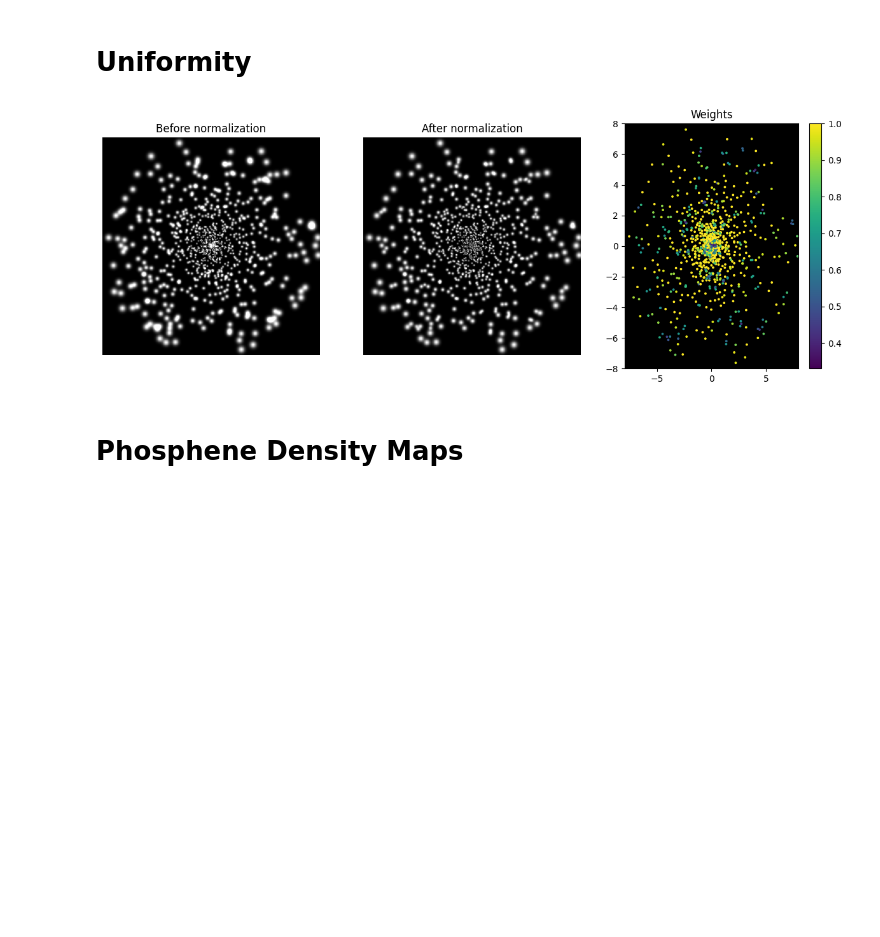
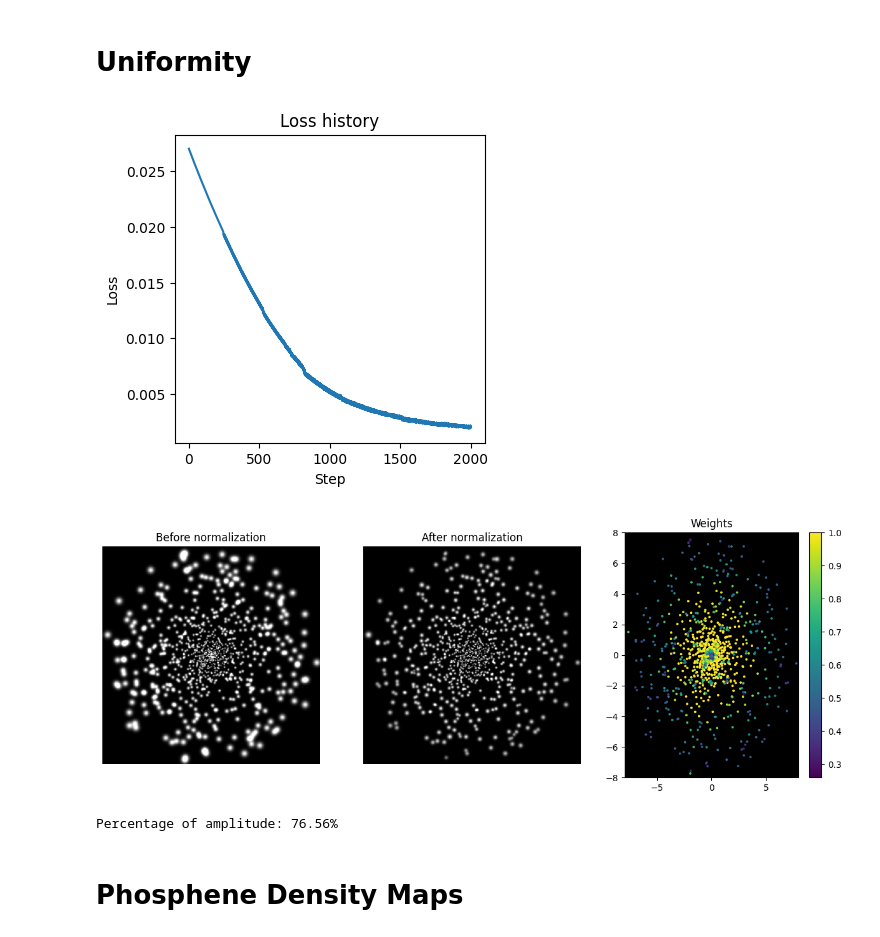
Before and after one commit to MichelleAppel/SCAPE, a Jupyter notebook: notebooks/explore_evaluation.ipynb, the cells around one changed output. Drawn from its saved outputs; the diff is of its cells as text; code cells hidden in the pictures; blank space fills up the shorter version.

```diff
--- a/notebooks/explore_evaluation.ipynb
+++ b/notebooks/explore_evaluation.ipynb
@@ -65,49 +62,62 @@ stim_init = amplitude * torch.ones(simulator.num_phosphenes, device='cuda')
 
 normalizer = DynamicAmplitudeNormalizer(
     simulator=simulator,
-    base_size=1,
-    scale=0.5,
+    base_size=3,
+    scale=0.0001,
     A_min=0,
     A_max=amplitude,
-    learning_rate=0.05,
-    steps=50,
+    learning_rate=0.002,
+    steps=2000,
     target=None  # or a specific float
 )
-stim_final = normalizer.run(stim_init)
+stim_final = normalizer.run(stim_init, verbose=True)
 stim_weights = normalizer.weights
+
+# plot the loss_history from the normalizer
+plt.figure(figsize=(4, 4))
+plt.plot(normalizer.loss_history)
+plt.xlabel('Step')
+plt.ylabel('Loss')
+plt.title('Loss history')
+plt.show()
 
 # Visualize
 simulator.reset()
 phos_image_before = simulator(stim_init)
 simulator.reset()
 phos_image_after  = simulator(stim_init * stim_weights)
 
 # visualize the phosphene images and the weights in a scatterplot
 plt.figure(figsize=(15, 5))
 plt.subplot(1, 3, 1)
 plt.imshow(phos_image_before.cpu(), cmap='gray')
 plt.axis('off')
 plt.title('Before normalization')
 
 plt.subplot(1, 3, 2)
 plt.imshow(phos_image_after.cpu(), cmap='gray')
 plt.axis('off')
 plt.title('After normalization')
 
 plt.subplot(1, 3, 3)
 phosphene_coords = simulator.coordinates
 plt.scatter(phosphene_coords._x, -phosphene_coords._y, c=stim_weights.cpu(), cmap='viridis', s=3)
 # extend the axes to the full image size
 fov = simulator.params['run']['view_angle']
 plt.xlim(-fov/2, fov/2)
 plt.ylim(-fov/2, fov/2)
 # black background
 plt.gca().set_facecolor('black')
 plt.colorbar()
 plt.title('Weights')
 plt.show()
+
+# percentage of amplitude compared to full amplitude
+print(f'Percentage of amplitude: {stim_weights.sum() / simulator.num_phosphenes*100:.2f}%')
 # %% [output]
-[figure, old version]
+[figure, new version]
+[figure, added]
+Percentage of amplitude: 76.56%
 # %% [markdown]
 # Phosphene Density Maps
 # %%
```
Also changed, not shown: parts of 17 cells of this notebook, 5 other files.
